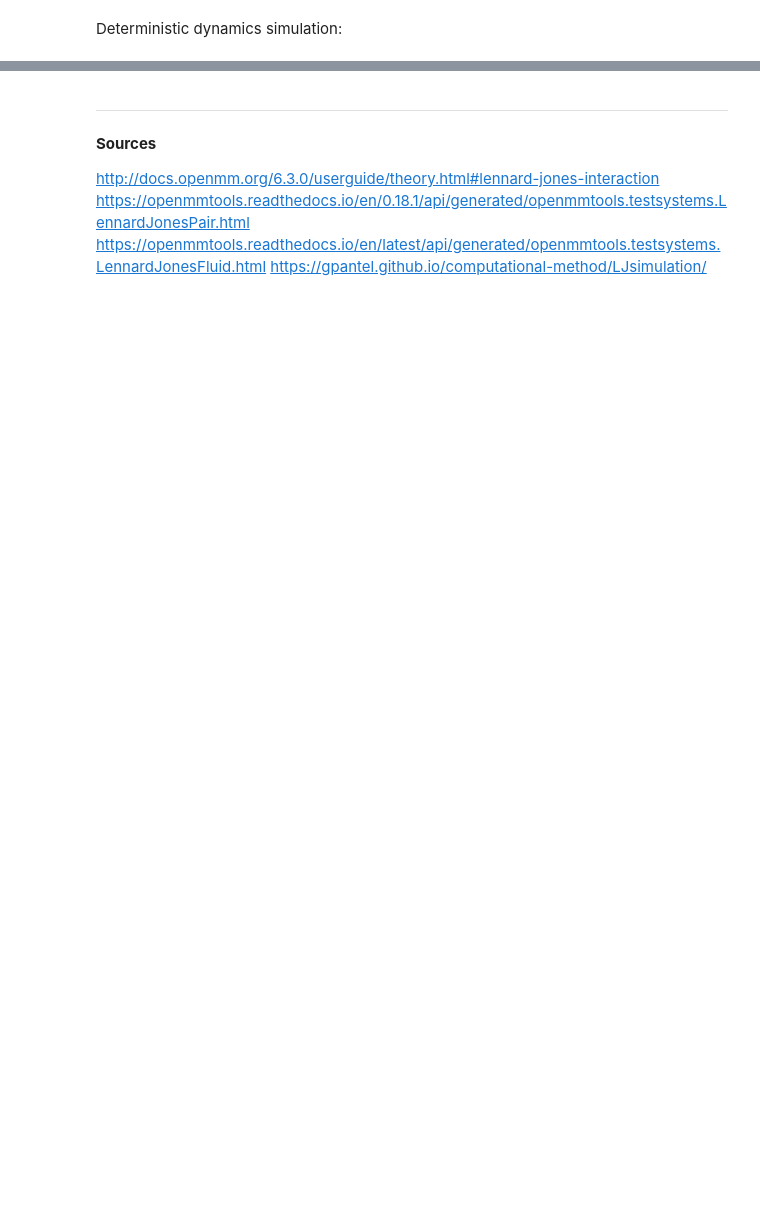
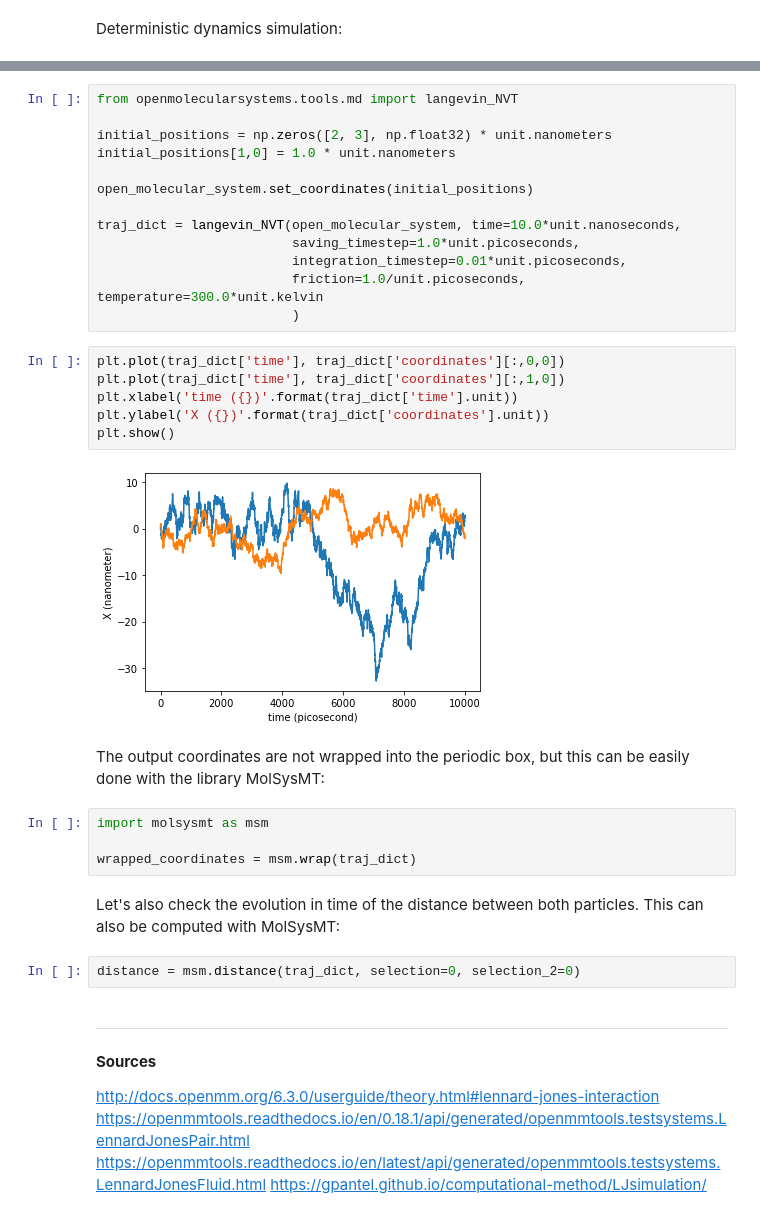
Before and after one commit to uibcdf/Molecular-Systems, a Jupyter notebook: docs/contents/lennard_jones_fluid/Two_particles.ipynb, the cells around one changed output, grey strips where cells are left out. Cells and saved outputs as stored; diff of their text form; blank space fills up the shorter version.

```diff
--- a/docs/contents/lennard_jones_fluid/Two_particles.ipynb
+++ b/docs/contents/lennard_jones_fluid/Two_particles.ipynb
@@ -330,3 +236,34 @@ plt.show()
+# %%
+from openmolecularsystems.tools.md import langevin_NVT
+
+initial_positions = np.zeros([2, 3], np.float32) * unit.nanometers
+initial_positions[1,0] = 1.0 * unit.nanometers
+
+open_molecular_system.set_coordinates(initial_positions)
+
+traj_dict = langevin_NVT(open_molecular_system, time=10.0*unit.nanoseconds,
+                         saving_timestep=1.0*unit.picoseconds,
+                         integration_timestep=0.01*unit.picoseconds,
+                         friction=1.0/unit.picoseconds, temperature=300.0*unit.kelvin
+                         )
+# %%
+plt.plot(traj_dict['time'], traj_dict['coordinates'][:,0,0])
+plt.plot(traj_dict['time'], traj_dict['coordinates'][:,1,0])
+plt.xlabel('time ({})'.format(traj_dict['time'].unit))
+plt.ylabel('X ({})'.format(traj_dict['coordinates'].unit))
+plt.show()
+# %% [output]
+[figure, added]
+# %% [markdown]
+The output coordinates are not wrapped into the periodic box, but this can be easily done with the library MolSysMT:
+# %%
+import molsysmt as msm
+
+wrapped_coordinates = msm.wrap(traj_dict)
+# %% [markdown]
+Let's also check the evolution in time of the distance between both particles. This can also be computed with MolSysMT:
+# %%
+distance = msm.distance(traj_dict, selection=0, selection_2=0)
 # %% [markdown]
 -------------
 
```
Also changed, not shown: parts of 59 cells of this notebook, 5 other files.
